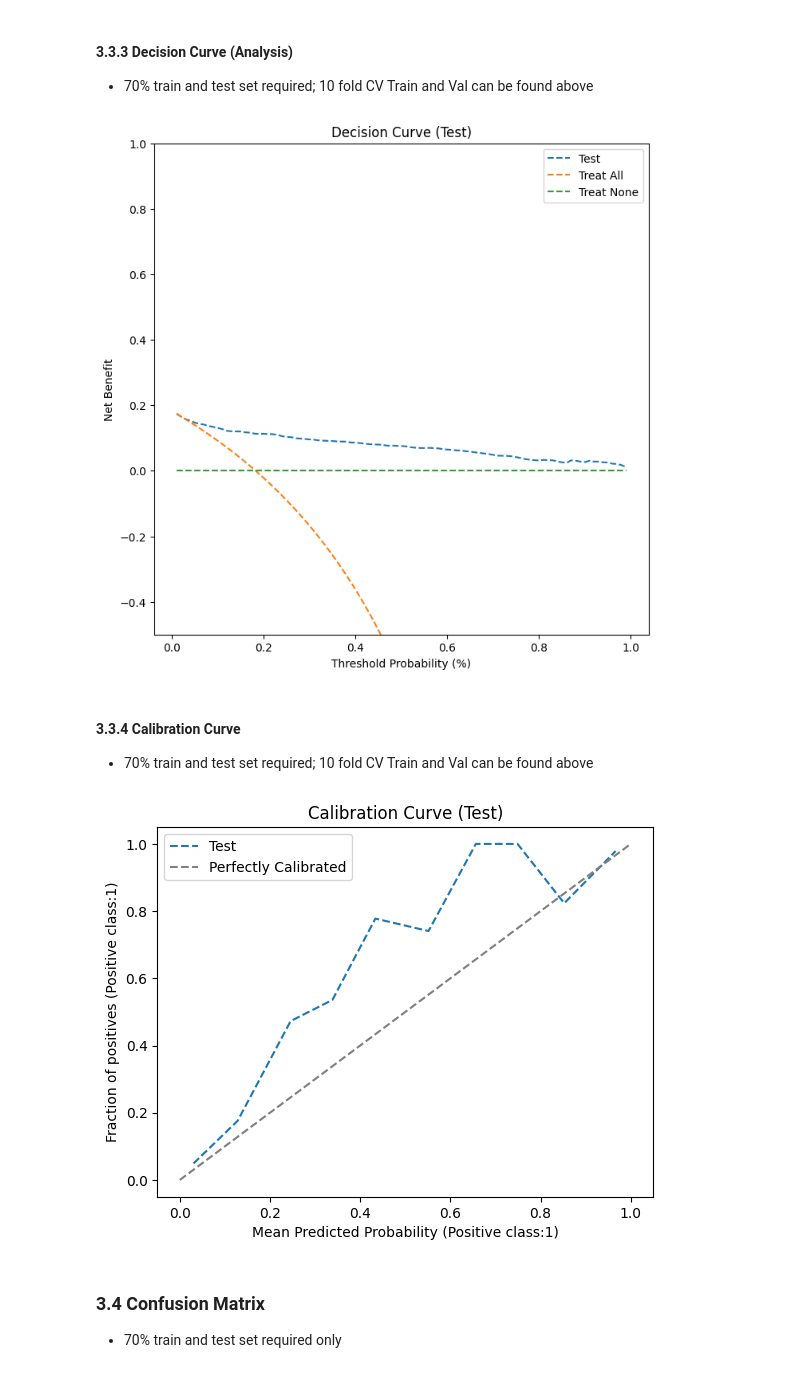
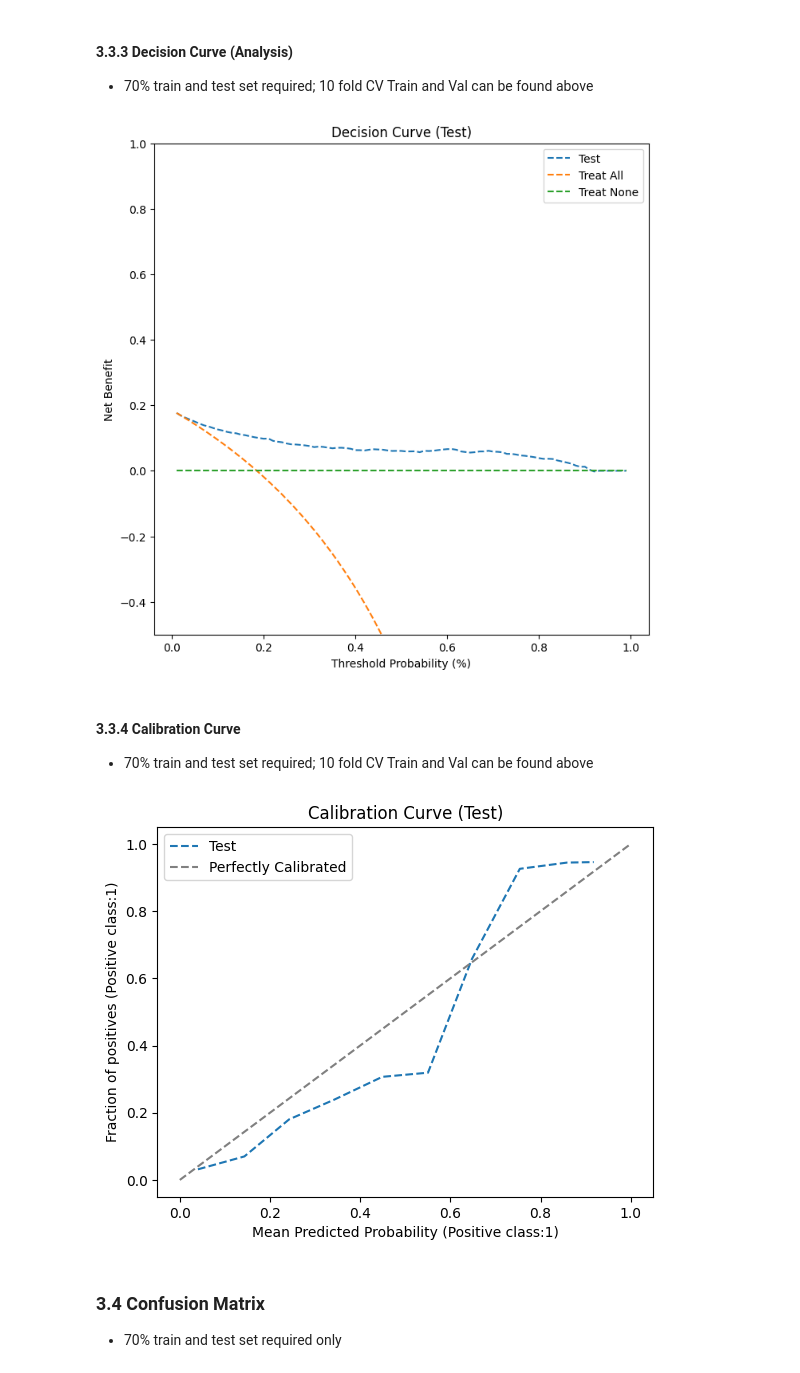
Before and after one commit to TGChenZP/COMP90089__GroupWork__Py, a Jupyter notebook: notebooks/FinalResults.ipynb, the cells around one changed output. Drawn from its saved outputs; the diff is of its cells as text; code cells hidden in the pictures.

```diff
--- a/notebooks/FinalResults.ipynb
+++ b/notebooks/FinalResults.ipynb
@@ -920,8 +899,8 @@ nb_delong = models_10cv['NB'][delong_fold]
 xgb_delong = models_10cv['XGB'][delong_fold]
 logreg_delong = models_10cv['LogReg'][delong_fold]
 
-delong_model_list = [mlp_delong, transformer_delong, svm_delong, nb_delong, xgb_delong, logreg_delong]
-delong_model_names = ['MLP', 'Transformer', 'SVM', 'NB', 'XGB', 'LogReg']
+delong_model_list = [transformer_delong, mlp_delong, svm_delong, nb_delong, xgb_delong, logreg_delong]
+delong_model_names = ['Transformer', 'MLP', 'SVM', 'NB', 'XGB', 'LogReg']
 
 # Dictionary to store results
 delong_results = {}
@@ -942,6 +921,6 @@ for i in range(len(delong_model_list)):
         delong_results[model_pair] = p_value
 
 # Save the results as a JSON file
-with open(home_directory+'presentables/delong_results.json', 'w') as json_file:
+with open(home_directory+'Presentables/delong_results.json', 'w') as json_file:
     json.dump(delong_results, json_file, indent=4)
 # %% [output]
@@ -966,23 +945,17 @@ DeLongs Result :
 ## 3. Test Dataset Evaluation
     - 70% Train Dataset; 30% Test Dataset
 # %%
-Final_MLP = MLP(**{'hidden_dim': 256,
-                                           'hidden_layers': 2,
-                                           'dropout': 0.15,
-                                           'batch_size': 16,
-                                           'epochs': 10,
-                                           'lr': 0.01,
-                                           'batchnorm': False,
-                                           'grad_clip': True,
-                                           'random_state': SEED,
-                                           'loss': nn.CrossEntropyLoss(),
-                                           'rootpath': './',
-                                           'TabularDataFactory': TabularDataFactory,
-                                           'TabularDataset': TabularDataset,
-                                           'name': 'MLP',
-                                           'output_dim': 2,
-                                           'input_dim': 9,
-                                           'mode': 'Classification'})
+Final_Model = Transformer(**{'hidden_dim': 32, 'num_transformer_layers': 3, 'num_mlp_layers': 1, 'dropout': 0, 'batch_size': 128, 'nhead': 8, 'epochs': 10, 'lr': 0.001, 'batchnorm': False, 'grad_clip': True,
+                                                   'random_state': SEED,
+                                                   'loss': nn.CrossEntropyLoss(),
+                                                   'rootpath': './',
+                                                   'TabularDataFactory': TabularDataFactory,
+                                                   'TabularDataset': TabularDataset,
+                                                   'name': 'Transformer',
+                                                   'input_dim': 9,
+                                                   'output_dim': 2,
+                                                   'mode': 'Classification',
+                                                   'verbose': False})
 
-Final_MLP.fit(train_data[list(features_ordering[curve_input_features['MLP']])], train_data[label])
+Final_Model.fit(train_data[list(features_ordering[curve_input_features['Transformer']])], train_data[label])
 # %%
@@ -1031,10 +1004,10 @@ def get_test_evaluation_statistics(model, feature_ordering, feature_input, data)
         return pred_y, pred_prob_y, accuracy, precision, sensitivity, specificity, npv, aucs, aps, f1
 # %%
 test_set_metrics = {}
-dataset_names = ['train_data', 'test_data', 'test_rd2_data', 'test_rd3_data', 'test_rd4_data', 'test_deduplicate234_data']
+dataset_names = ['train_data', 'test_data']
 
 for i, dataset in enumerate([train_data, test_data]):
-    pred_y, pred_prob_y, accuracy, precision, sensitivity, specificity, npv, aps, aucs, f1 = get_test_evaluation_statistics(Final_MLP, features_ordering, curve_input_features['MLP'], dataset)
+    pred_y, pred_prob_y, accuracy, precision, sensitivity, specificity, npv, aps, aucs, f1 = get_test_evaluation_statistics(Final_Model, features_ordering, curve_input_features['Transformer'], dataset)
     test_set_metrics[dataset_names[i]] = {'accuracy': accuracy, 'precision': precision, 'sensitivity': sensitivity, 'specificity': specificity, 'npv': npv, 'aucs': aucs, 'aps': aps, 'f1_score': f1}
 
 test_set_metrics
@@ -1058,5 +1031,5 @@ test_set_metrics
 # %%
-with open(home_directory+'presentables/test_metrics.json', 'w') as f:
+with open(home_directory+'Presentables/test_metrics.json', 'w') as f:
     json.dump({"test metrics": test_set_metrics}, f, indent=2)
 # %% [markdown]
 ### 3.2 Plots
@@ -1103,7 +1076,7 @@ plt.figure(figsize=(8, 8))
 
 
 thresholds = [x/100 for x in range(1, 100)]
-y_score = Final_MLP.predict_proba(test_data[list(features_ordering[curve_input_features['MLP']])])[:, 1]
+y_score = Final_Model.predict_proba(test_data[list(features_ordering[curve_input_features['Transformer']])])[:, 1]
 y_true = test_data[label]
 
 net_benefit_treated = []
@@ -1142,25 +1115,25 @@ plt.title('Decision Curve (Test)')
 plt.legend()
 plt.show()
 # %% [output]
-[figure, old version]
+[figure, new version]
 # %% [markdown]
 #### 3.3.4 Calibration Curve
 - 70% train and test set required; 10 fold CV Train and Val can be found above
 # %%
-y_score = Final_MLP.predict_proba(test_data[list(features_ordering[curve_input_features['MLP']])])[:, 1]
+y_score = Final_Model.predict_proba(test_data[list(features_ordering[curve_input_features['Transformer']])])[:, 1]
 y_true = test_data[label]
 prob_true, prob_pred = calibration_curve(y_true, y_score, n_bins=10, strategy='uniform')
 plt.plot(prob_pred, prob_true, label=f'Test', linestyle='--')
 
 
 plt.plot([0, 1], [0, 1], linestyle='--', color='gray', label='Perfectly Calibrated')
 plt.xlabel('Mean Predicted Probability (Positive class:1)')
 plt.ylabel('Fraction of positives (Positive class:1)')
 plt.title('Calibration Curve (Test)')
 plt.legend()
 plt.show()
 # %% [output]
-[figure, old version]
+[figure, new version]
 # %% [markdown]
 ### 3.4 Confusion Matrix
 
```
Also changed, not shown: parts of 44 cells of this notebook, 13 other files.
